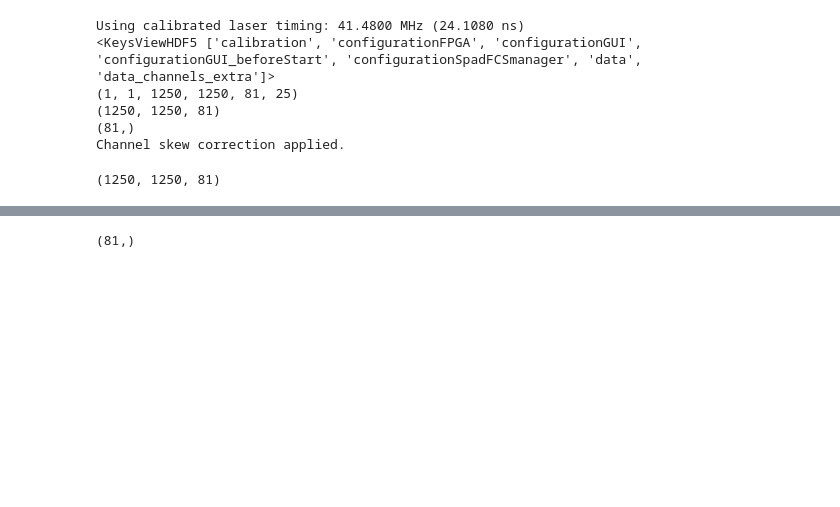
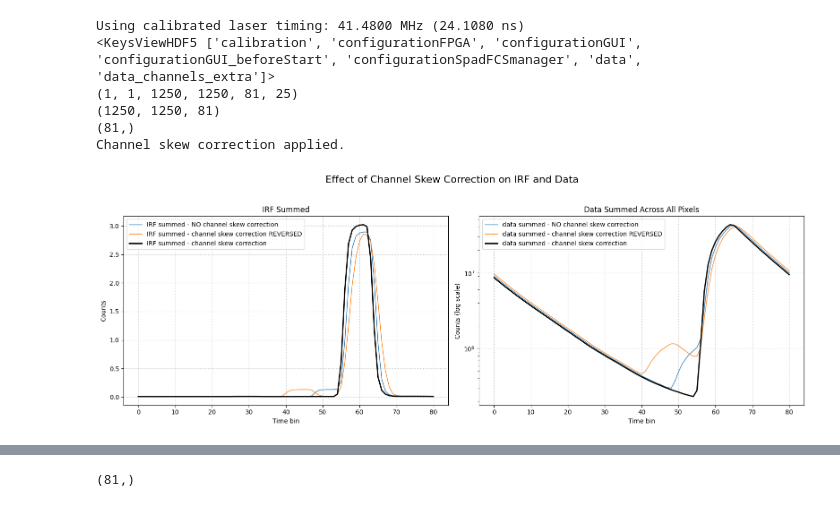
Before and after one commit to VicidominiLab/BrightEyes-Flim, a Jupyter notebook: example notebooks/LaminaTubolin_fit_UNFINISHED.ipynb, the cells around one changed output, grey strips where cells are left out. Cells and saved outputs as stored; diff of their text form; code cells hidden in the pictures; blank space fills up the shorter version.

```diff
--- a/example notebooks/LaminaTubolin_fit_UNFINISHED.ipynb
+++ b/example notebooks/LaminaTubolin_fit_UNFINISHED.ipynb
@@ -89,9 +77,36 @@ Using calibrated laser timing: 41.4800 MHz (24.1080 ns)
 (81,)
 Channel skew correction applied.
 # %%
-data_summed.shape
+# Compare the summed IRF and data traces before and after channel-skew correction.
+import matplotlib.pyplot as plt
+fig, axs = plt.subplots(1, 2, figsize=(16, 6))
+fig.suptitle("Effect of Channel Skew Correction on IRF and Data", fontsize=16)
+
+# Left panel: IRF traces.
+axs[0].plot(irf_summed_no_alignment, label="IRF summed - NO channel skew correction", color='tab:blue', linewidth=1)
+axs[0].plot(irf_summed_rev, label="IRF summed - channel skew correction REVERSED", color='tab:orange', linestyle='-', linewidth=1)
+axs[0].plot(irf_summed, label="IRF summed - channel skew correction", color='k', linestyle='-', linewidth=2)
+axs[0].set_title("IRF Summed")
+axs[0].set_xlabel("Time bin")
+axs[0].set_ylabel("Counts")
+axs[0].legend()
+axs[0].grid(True, linestyle=':')
+
+# Right panel: sample data summed over all pixels.
+axs[1].plot(data_summed_no_alignment, label="data summed - NO channel skew correction", color='tab:blue', linewidth=1)
+axs[1].plot(data_summed_rev.sum(axis=(0,1)), label ="data summed - channel skew correction REVERSED", color='tab:orange', linestyle='-', linewidth=1)
+axs[1].plot(data_summed.sum(axis=(0,1)), label ="data summed - channel skew correction", color='k', linestyle='-', linewidth=2)
+axs[1].set_title("Data Summed Across All Pixels")
+axs[1].set_xlabel("Time bin")
+axs[1].set_ylabel("Counts (log scale)")
+axs[1].set_yscale("log")
+axs[1].legend()
+axs[1].grid(True, linestyle=':')
+
+plt.tight_layout(rect=[0, 0.03, 1, 0.95])
+plt.show()
 # %% [output]
-(1250, 1250, 81)
+[figure, added]
 # %%
 irf_shifted = hf["calibration/data/irf_common_delay_realigned"]
 data = hf["data"][0,0,:,:,:,:]
```
Also changed, not shown: parts of 12 cells of this notebook, 12 other files.
